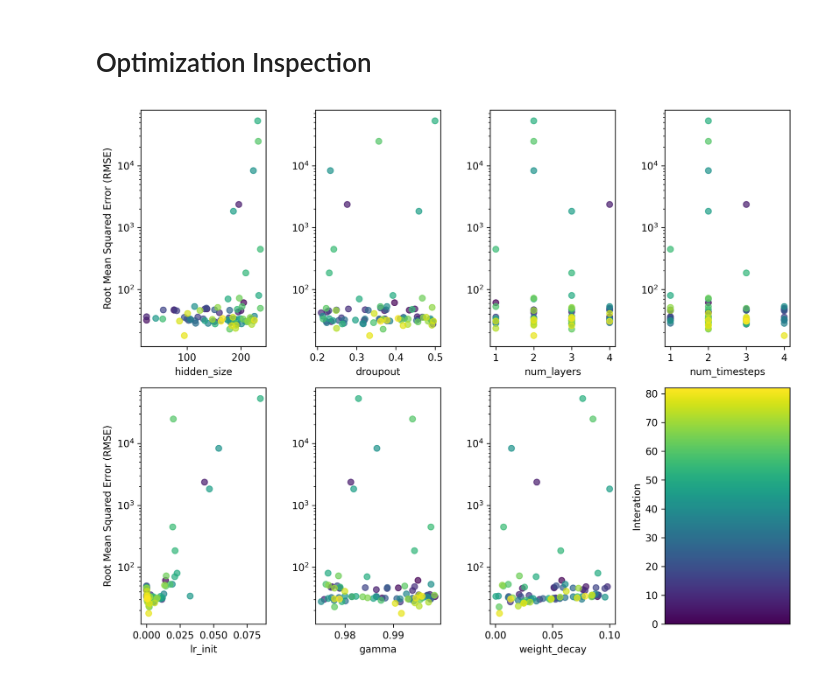
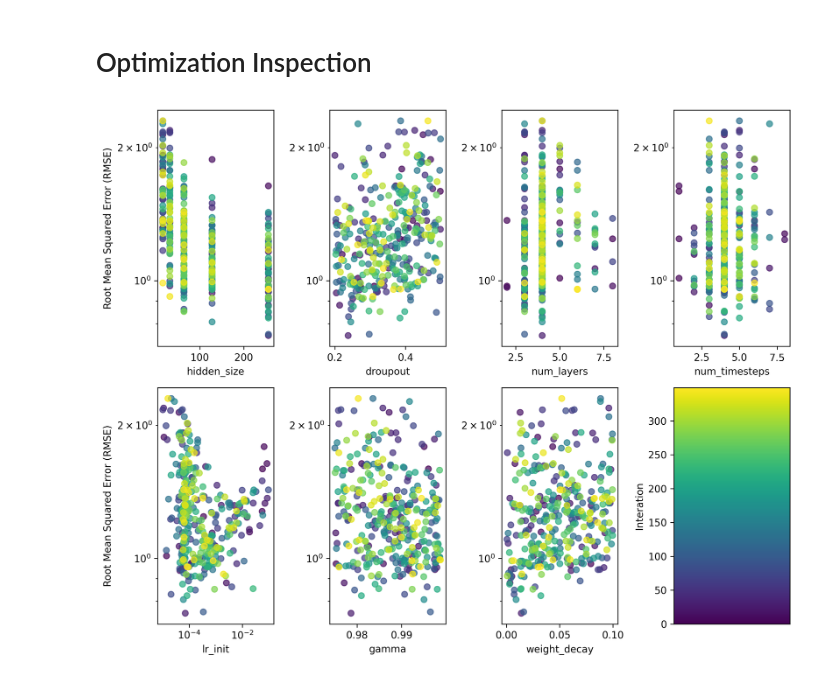
Before and after one commit to SinsuSquid/Chemomile, a Jupyter notebook: Notebooks/Optimization.ipynb, the cells around one changed output. Cells and saved outputs as stored; diff of their text form; code cells hidden in the pictures.

```diff
--- a/Notebooks/Optimization.ipynb
+++ b/Notebooks/Optimization.ipynb
@@ -4,7 +4,7 @@
 import numpy as np
 import pandas as pd
 
-PSO_LOG = pd.DataFrame(np.genfromtxt('../log/PSO_FP'))
+PSO_LOG = pd.DataFrame(np.genfromtxt('../log/PSO_FLVL'))
 PSO_LOG.columns = ['rmse', 'hidden_size', 'dropout', 'num_layers', 'num_timesteps', 'lr_init', 'gamma', 'weight_decay']
 # %%
 import matplotlib.pyplot as plt
@@ -33,31 +33,32 @@ ax[0][3].set_yscale('log')
 ax[0][3].set_xlabel('num_timesteps')
 
 # lr_init
 ax[1][0].scatter(PSO_LOG['lr_init'], PSO_LOG['rmse'], c = PSO_LOG.index, alpha = 0.7)
 ax[1][0].set_yscale('log')
+ax[1][0].set_xscale('log')
 ax[1][0].set_xlabel('lr_init')
 ax[1][0].set_ylabel('Root Mean Squared Error (RMSE)')
 
 # gamma
 ax[1][1].scatter(PSO_LOG['gamma'], PSO_LOG['rmse'], c = PSO_LOG.index, alpha = 0.7)
 ax[1][1].set_yscale('log')
 ax[1][1].set_xlabel('gamma')
 
 # weight_decay
 ax[1][2].scatter(PSO_LOG['weight_decay'], PSO_LOG['rmse'], c = PSO_LOG.index, alpha = 0.7)
 ax[1][2].set_yscale('log')
 ax[1][2].set_xlabel('weight_decay')
 
 # Colorbar
 cmap = plt.cm.viridis
 for i in np.linspace(PSO_LOG.index.min(), PSO_LOG.index.max(), 1000):
     ax[1][3].hlines(i, 0, 1, color = cmap(i / PSO_LOG.index.max()), alpha = 0.7)
 ax[1][3].set_xlim(0, 1)
 ax[1][3].set_ylim(0, PSO_LOG.index.max())
 ax[1][3].set_xticks(ticks = [])
 ax[1][3].set_ylabel("Interation")
 
 plt.tight_layout()
 plt.show()
 # %% [output]
-[figure, old version]
+[figure, new version]
```
Also changed, not shown: 3 other files.
